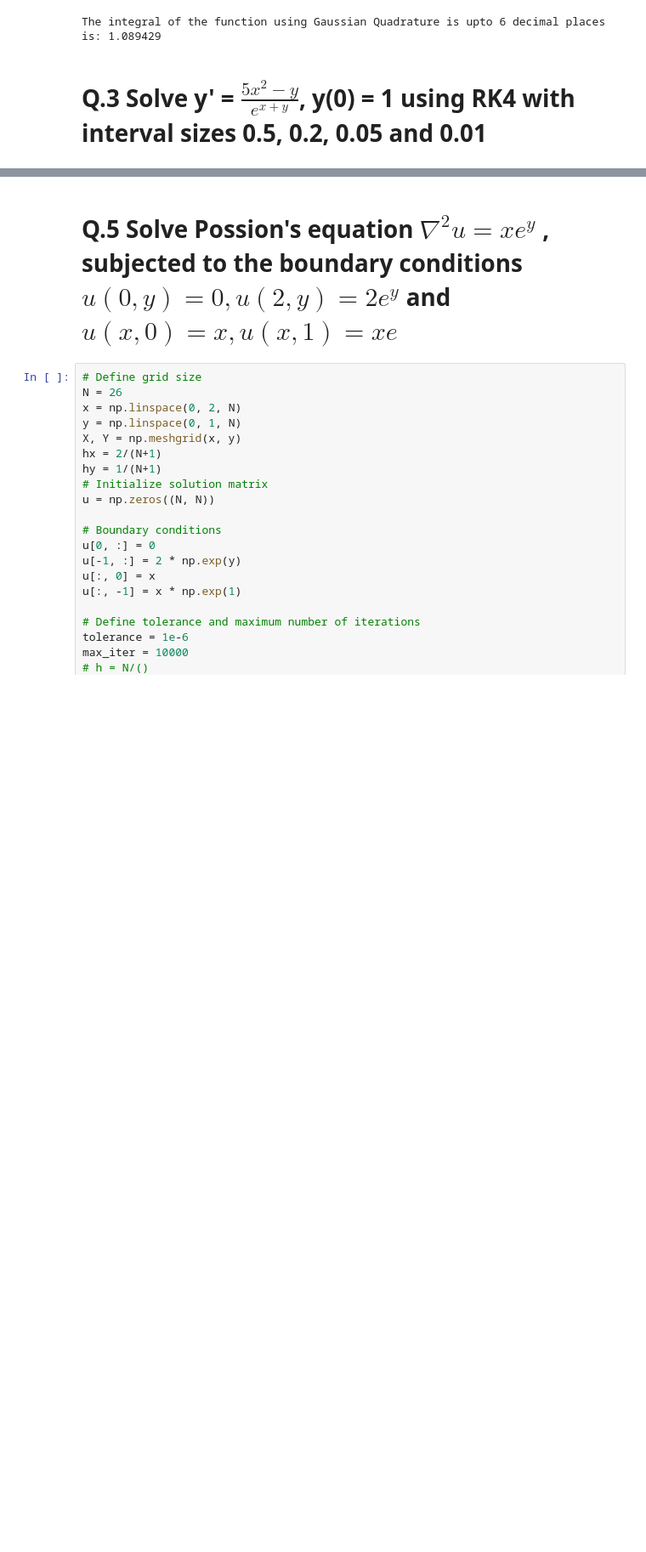
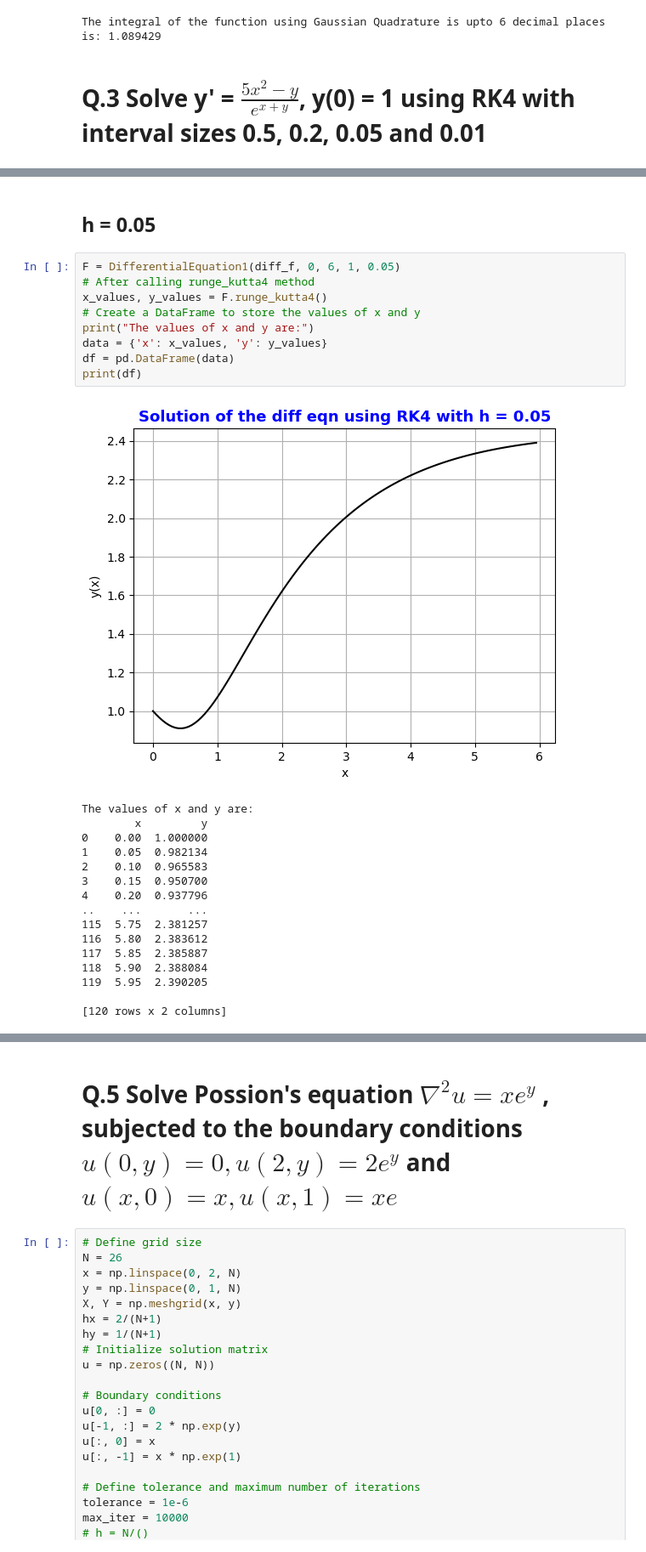
Before and after one commit to jabed-umar/adv-comp-phys, a Jupyter notebook: assign1.ipynb, the cells around one changed output, grey strips where cells are left out. Shown at 85% size. Cells and saved outputs as stored; diff of their text form; blank space fills up the shorter version.

```diff
--- a/assign1.ipynb
+++ b/assign1.ipynb
@@ -71,0 +119,28 @@ print(y[1])
+# %% [markdown]
+# <h2> h = 0.05
+# %%
+F = DifferentialEquation1(diff_f, 0, 6, 1, 0.05)
+# After calling runge_kutta4 method
+x_values, y_values = F.runge_kutta4()
+# Create a DataFrame to store the values of x and y
+print("The values of x and y are:")
+data = {'x': x_values, 'y': y_values}
+df = pd.DataFrame(data)
+print(df)
+# %% [output]
+[figure, added]
+The values of x and y are:
+        x         y
+0    0.00  1.000000
+1    0.05  0.982134
+2    0.10  0.965583
+3    0.15  0.950700
+4    0.20  0.937796
+..    ...       ...
+115  5.75  2.381257
+116  5.80  2.383612
+117  5.85  2.385887
+118  5.90  2.388084
+119  5.95  2.390205
+
+[120 rows x 2 columns]
```
Also changed, not shown: parts of 21 cells of this notebook, 1 other file.
